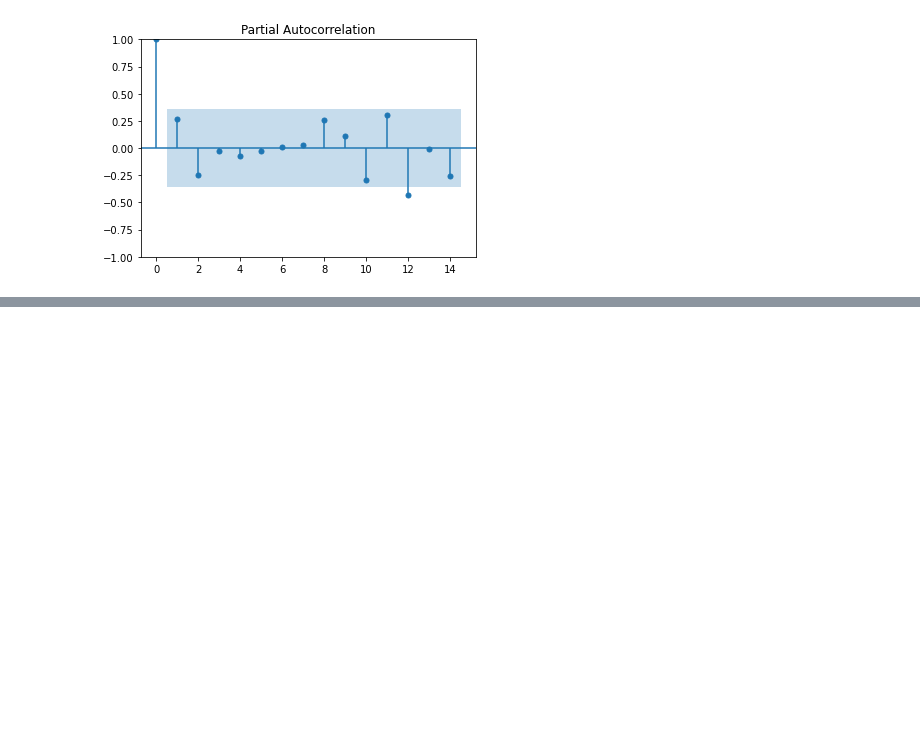
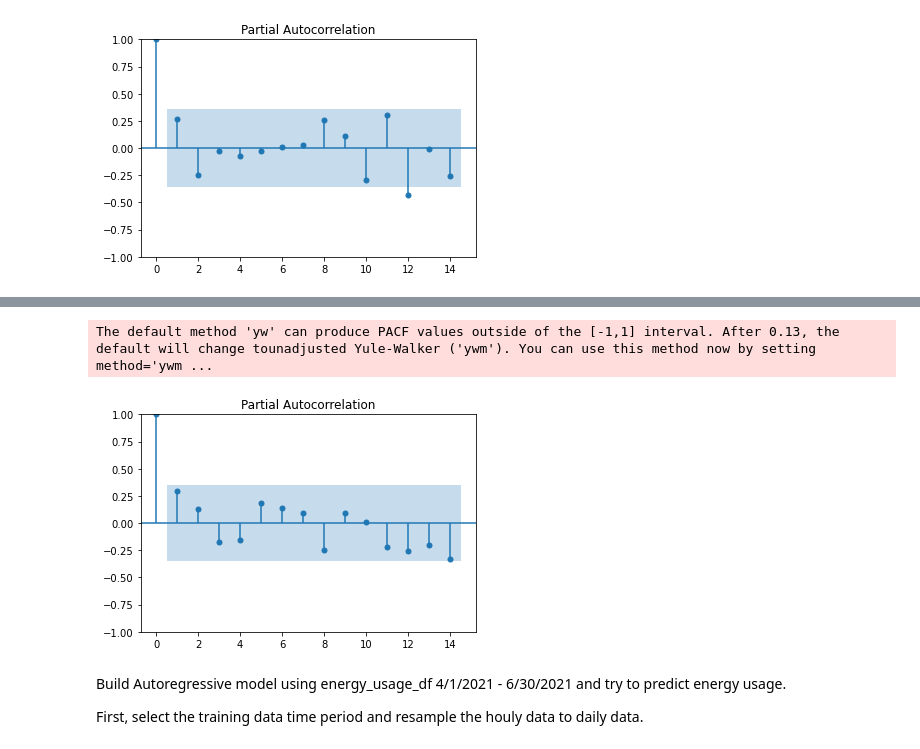
Before and after one commit to MrLRTripp/SCEdison, a Jupyter notebook: EnergyUsage.ipynb, the cells around one changed output, grey strips where cells are left out. Cells and saved outputs as stored; diff of their text form; code cells hidden in the pictures; blank space fills up the shorter version.

Commit message:
Completed time series modeling and evaluation.

```diff
--- a/EnergyUsage.ipynb
+++ b/EnergyUsage.ipynb
@@ -461,0 +386,11 @@ bills_interval_with_usage_df
+# %%
+plags = 14
+smt.graphics.plot_pacf(energy_usage_daily_by_yr_df['2021May'].dropna(), lags=plags)
+plt.show()
+# %% [output]
+The default method 'yw' can produce PACF values outside of the [-1,1] interval. After 0.13, the default will change tounadjusted Yule-Walker ('ywm'). You can use this method now by setting method='ywm ...
+[figure, added]
+# %% [markdown]
+Build Autoregressive model using energy_usage_df 4/1/2021 - 6/30/2021 and try to predict energy usage.
+
+First, select the training data time period and resample the houly data to daily data.
```
Also changed, not shown: parts of 30 cells of this notebook, 1 other file.
